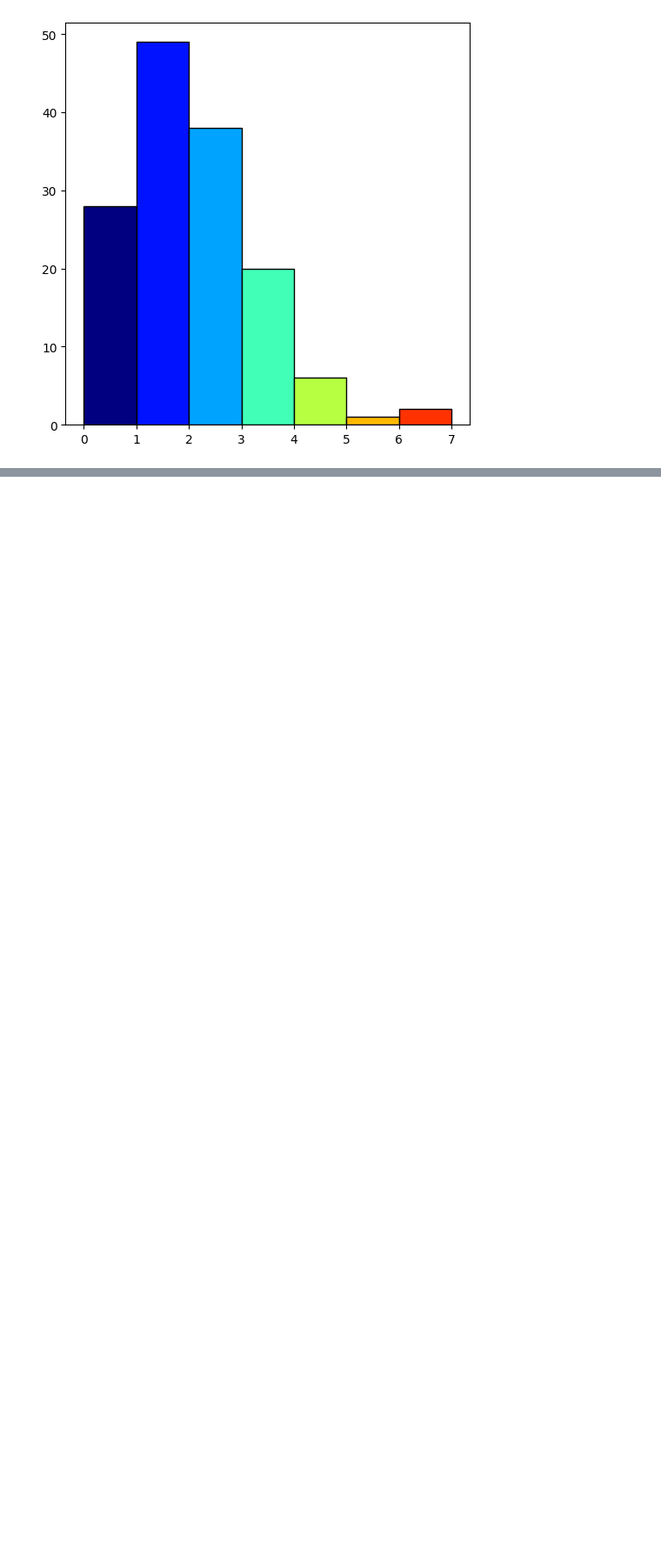
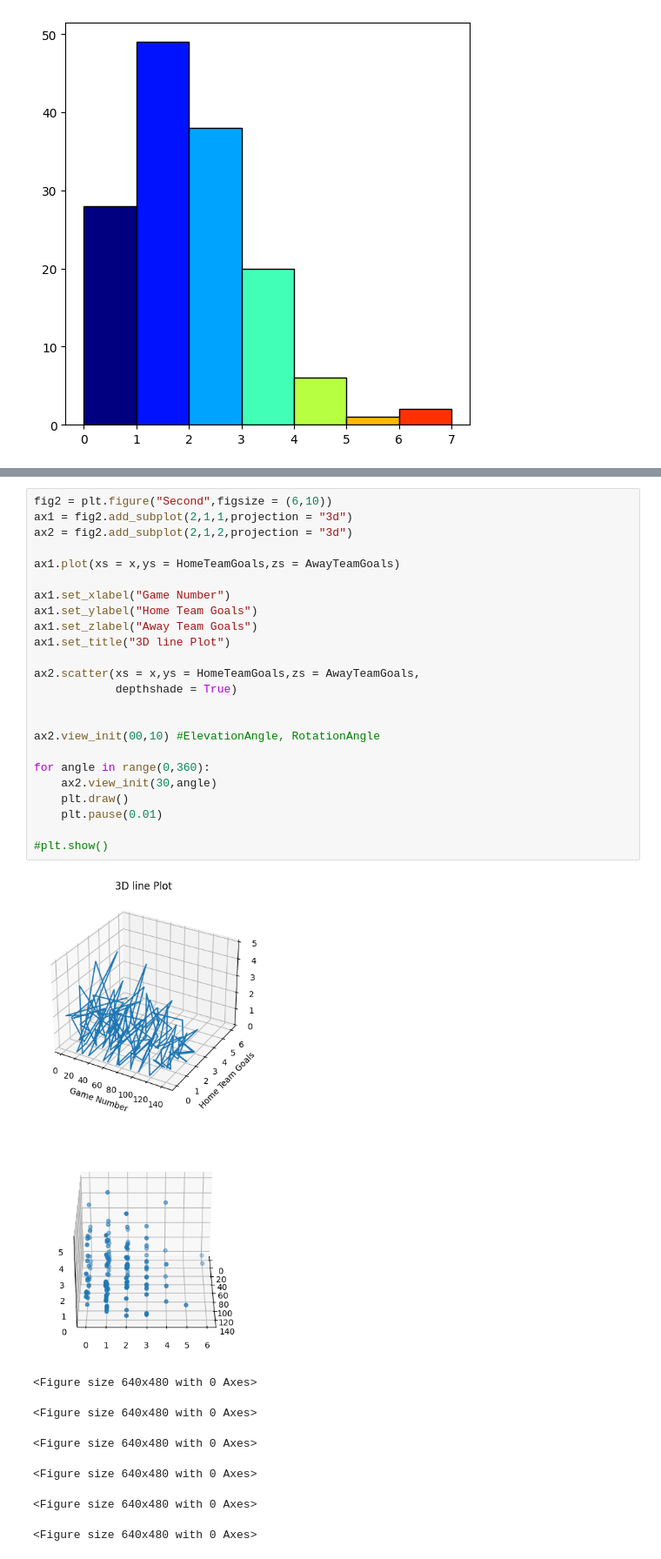
Before and after one commit to soumya-shome/My-Guide-to-Coding, a Jupyter notebook: Visualization/Code1_2.ipynb, the cells around one changed output, grey strips where cells are left out. Shown at 87% size. Drawn from its saved outputs; the diff is of its cells as text; blank space fills up the shorter version.

```diff
--- a/Visualization/Code1_2.ipynb
+++ b/Visualization/Code1_2.ipynb
@@ -235,0 +261,32 @@ plt.show()
+# %%
+fig2 = plt.figure("Second",figsize = (6,10))
+ax1 = fig2.add_subplot(2,1,1,projection = "3d")
+ax2 = fig2.add_subplot(2,1,2,projection = "3d")
+
+ax1.plot(xs = x,ys = HomeTeamGoals,zs = AwayTeamGoals)
+
+ax1.set_xlabel("Game Number")
+ax1.set_ylabel("Home Team Goals")
+ax1.set_zlabel("Away Team Goals")
+ax1.set_title("3D line Plot")
+
+ax2.scatter(xs = x,ys = HomeTeamGoals,zs = AwayTeamGoals,
+            depthshade = True)
+
+
+ax2.view_init(00,10) #ElevationAngle, RotationAngle
+
+for angle in range(0,360):
+    ax2.view_init(30,angle)
+    plt.draw()
+    plt.pause(0.01)
+
+#plt.show()
+# %% [output]
+[figure, added]
+<Figure size 640x480 with 0 Axes>
+<Figure size 640x480 with 0 Axes>
+<Figure size 640x480 with 0 Axes>
+<Figure size 640x480 with 0 Axes>
+<Figure size 640x480 with 0 Axes>
+<Figure size 640x480 with 0 Axes>
```
Also changed, not shown: parts of 6 cells of this notebook, 1 other file.
